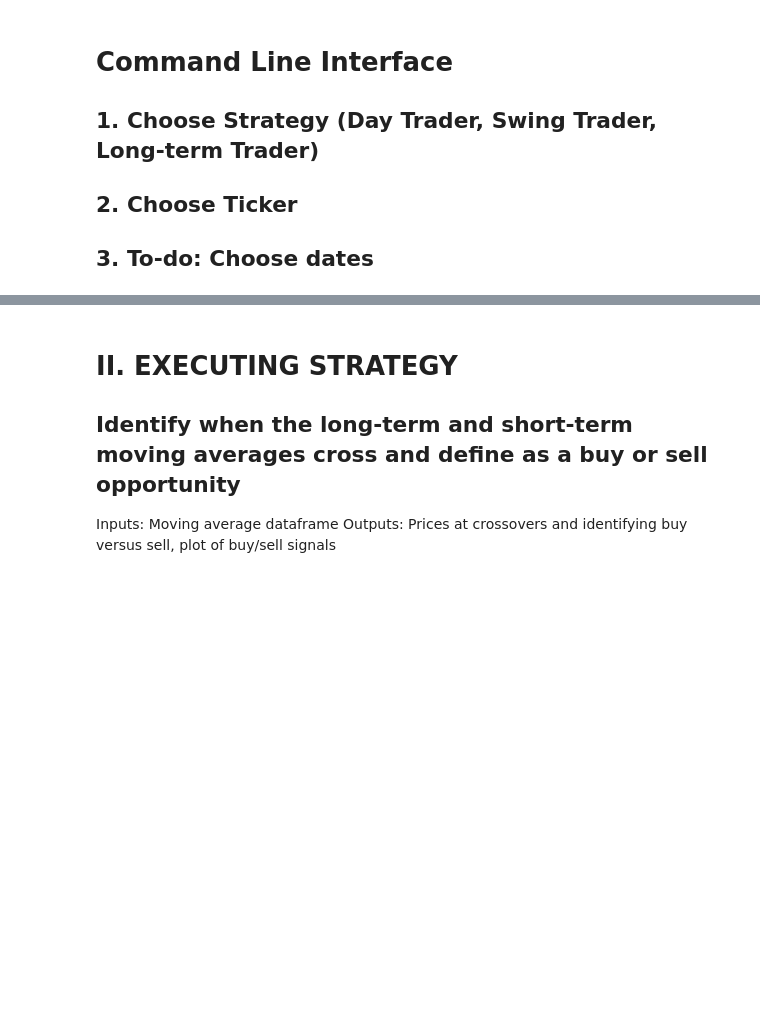
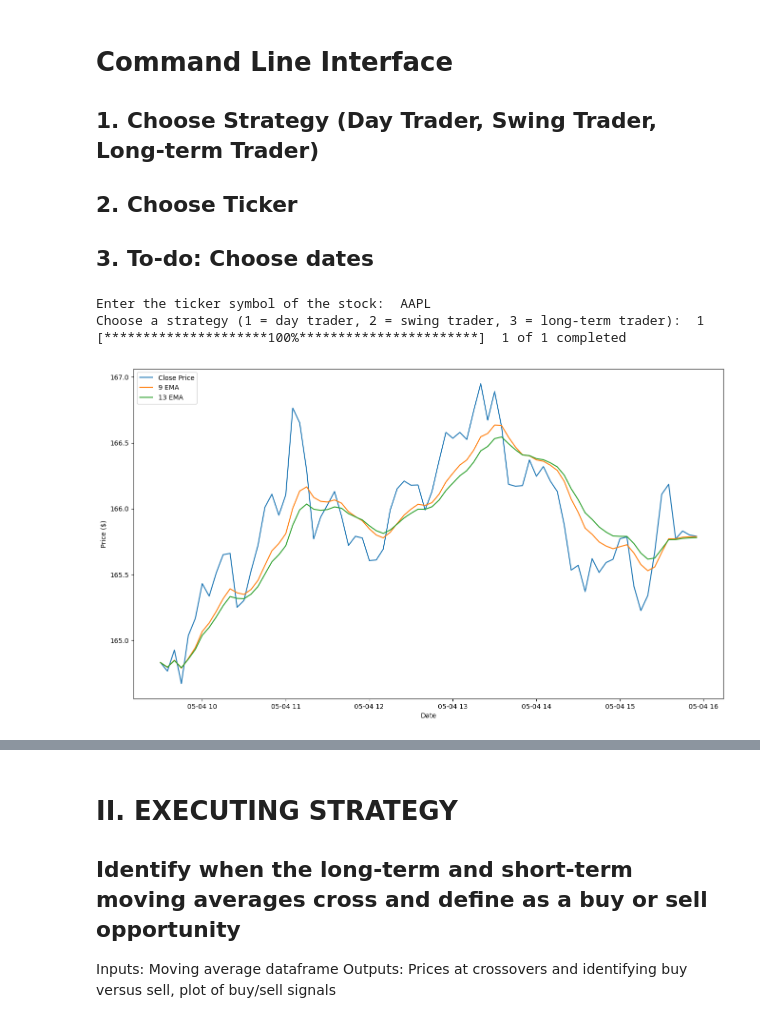
Before and after one commit to rolvera05/CrossoverPro, a Jupyter notebook: source.ipynb, the cells around one changed output, grey strips where cells are left out. Saved outputs shown, nothing was run; the diff lists cells and outputs as text; code cells hidden in the pictures; blank space fills up the shorter version.

```diff
--- a/source.ipynb
+++ b/source.ipynb
@@ -129,20 +129,45 @@ def long_term_trader_strategy(ticker):
 # %%
 # Ask user for input
 ticker = input("Enter the ticker symbol of the stock: ")
 strategy_choice = input("Choose a strategy (1 = day trader, 2 = swing trader, 3 = long-term trader): ")
 
+# Backtesting function
+def backtest(signals, stock_data, initial_capital=10000):
+    positions = pd.DataFrame(index=signals.index).fillna(0)
+    positions['stock'] = signals['position'] * stock_data['Close']
+    portfolio = positions.multiply(stock_data['Close'], axis=0)
+    pos_diff = positions.diff()
+    portfolio['holdings'] = (positions.multiply(stock_data['Close'], axis=0)).sum(axis=1)
+    portfolio['cash'] = initial_capital - (pos_diff.multiply(stock_data['Close'], axis=0)).sum(axis=1).cumsum()
+    portfolio['total'] = portfolio['cash'] + portfolio['holdings']
+    portfolio['returns'] = portfolio['total'].pct_change()
+    return portfolio
+
 # Execute the chosen EMA crossover strategy and plot the results
 if strategy_choice == "1":
     signals = day_trader_strategy(ticker)
-    print(signals)
+    stock_data = yf.download(ticker, period="1d", interval="5m")
 elif strategy_choice == "2":
     signals = swing_trader_strategy(ticker)
-    print(signals)
+    stock_data = yf.download(ticker, period="1y", interval="1d")
 elif strategy_choice == "3":
     signals = long_term_trader_strategy(ticker)
-    print(signals)
+    stock_data = yf.download(ticker, period="5y", interval="1d")
 else:
     print("Invalid strategy choice.")
+    stock_data = None
+
+# Perform backtesting and print the results
+if stock_data is not None:
+    print(signals)
+    portfolio = backtest(signals, stock_data)
+    print("\nBacktesting Results:")
+    print(portfolio)
 
 # Re-enable SettingWithCopyWarning
 pd.options.mode.chained_assignment = 'warn'
+# %% [output]
+Enter the ticker symbol of the stock:  AAPL
+Choose a strategy (1 = day trader, 2 = swing trader, 3 = long-term trader):  1
+[*********************100%***********************]  1 of 1 completed
+[figure, added]
```
Also changed, not shown: parts of 1 cell of this notebook.
